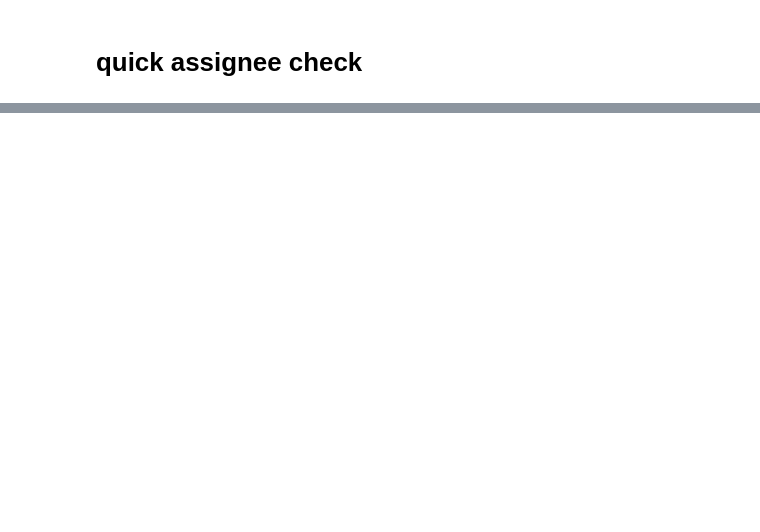
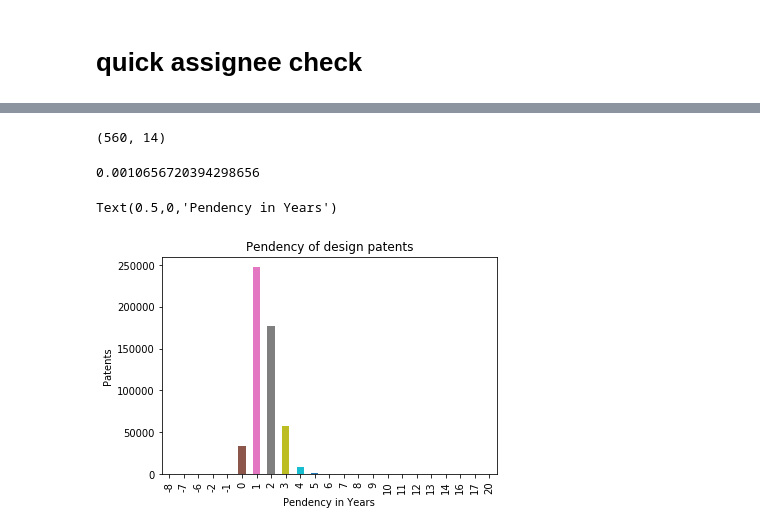
Before and after one commit to TieraLee/patents, a Jupyter notebook: Step 2 - Descriptive Statistics .ipynb, the cells around one changed output, grey strips where cells are left out. Drawn from its saved outputs; the diff is of its cells as text; code cells hidden in the pictures; blank space fills up the shorter version.

```diff
--- a/Step 2 - Descriptive Statistics .ipynb
+++ b/Step 2 - Descriptive Statistics .ipynb
@@ -191,0 +243,15 @@ sample.to_csv('data/ass_sample.csv')
+# %%
+master.loc[master.priority_date < 1980].shape
+# %% [output]
+(560, 14)
+# %%
+560/master.shape[0]
+# %% [output]
+0.0010656720394298656
+# %%
+ax = (master.grant_year - master.app_year).value_counts().sort_index().plot(kind='bar', title='Pendency of design patents')
+ax.set_ylabel('Patents')
+ax.set_xlabel('Pendency in Years')
+# %% [output]
+Text(0.5,0,'Pendency in Years')
+[figure, added]
```
Also changed, not shown: parts of 18 cells of this notebook, 4 other files.
